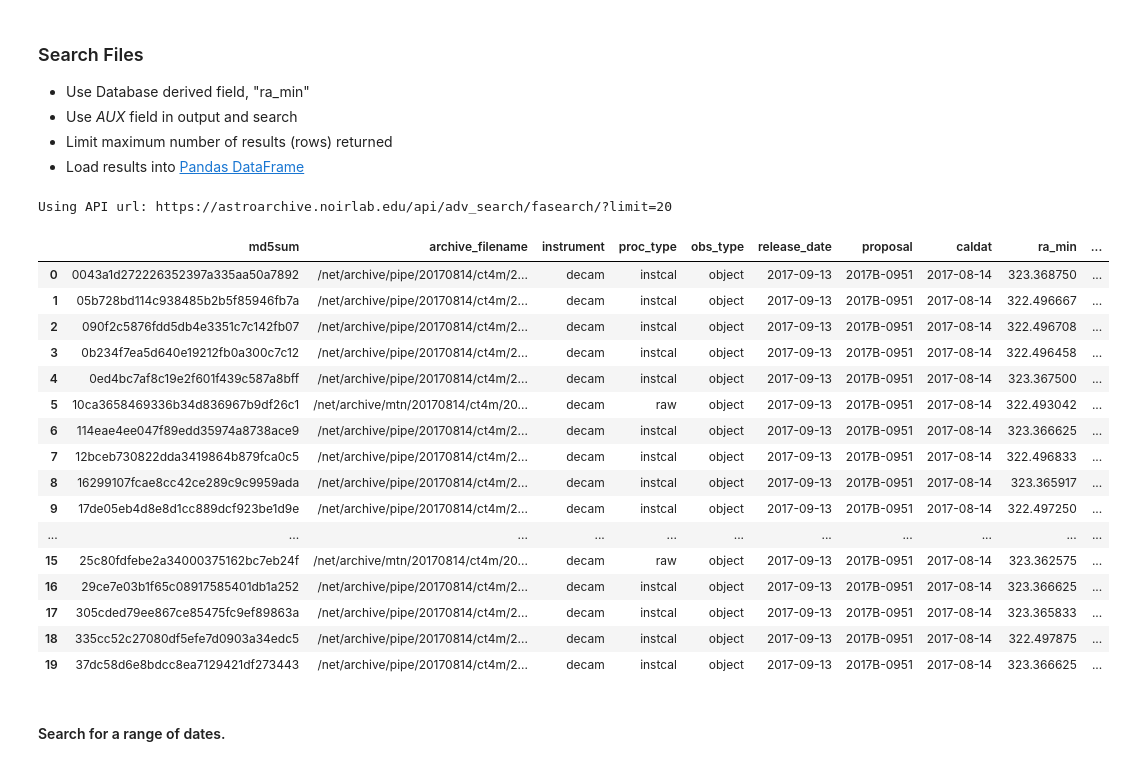
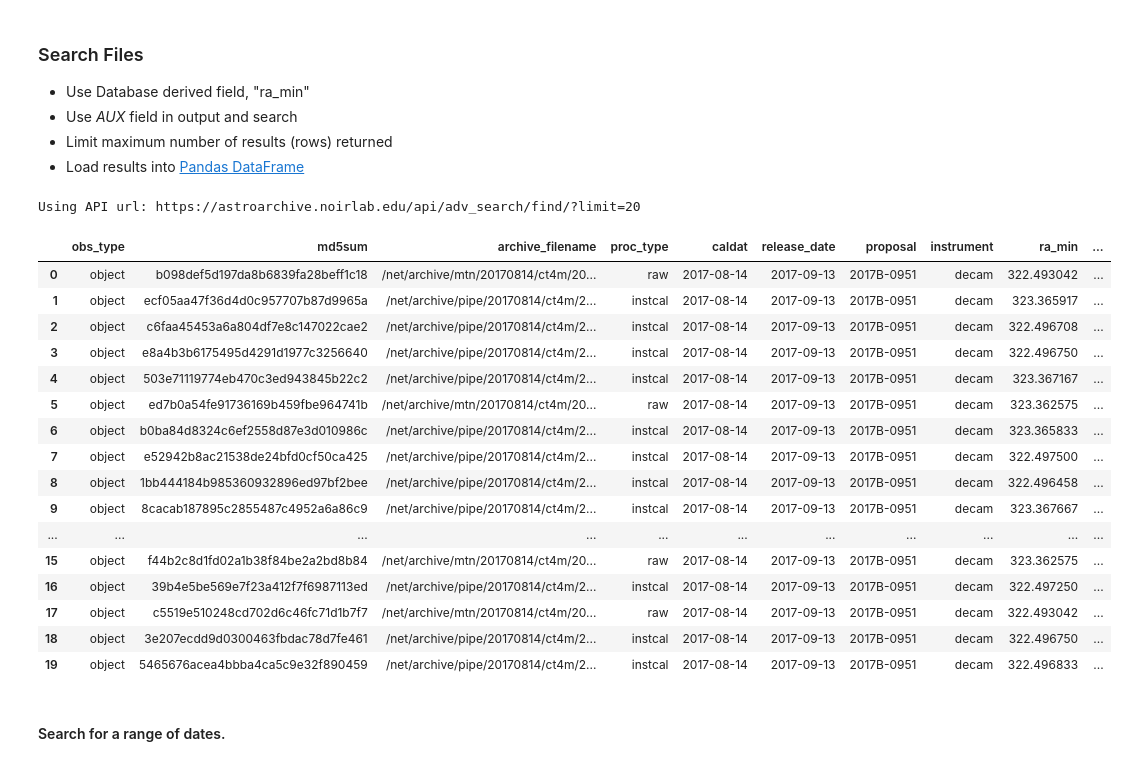
Before and after one commit to NOAO/nat-nb, a Jupyter notebook: advanced-search.ipynb, the cells around one changed output. Drawn from its saved outputs; the diff is of its cells as text; code cells hidden in the pictures.

```diff
--- a/advanced-search.ipynb
+++ b/advanced-search.ipynb
@@ -220,47 +218,47 @@ An Advanced Search is constructed in JSON format, and needs to specify what fiel
 # %%
 jj = {
     "outfields" : [
         "md5sum",
         "ra_min",  # "ra" is a "range_field" in Postgres, access either part of range
         "archive_filename",
         "instrument",
         "proc_type",
         "obs_type",
         "release_date",
         "proposal",
         "caldat",
         "EXPNUM",    # AUX field. Slows search
         "AIRMASS",
     ],
     "search" : [
         ["instrument", "decam"],
         ["proc_type", "raw", "instcal"],
         ["ra_min",322,324],
         ["EXPNUM", 667000, 669000],
     ]
 }
-apiurl = f'{adsurl}/fasearch/?limit=20'
+apiurl = f'{adsurl}/find/?limit=20'
 print(f'Using API url: {apiurl}')
 pd.DataFrame(requests.post(apiurl,json=jj).json()[1:])
 # %% [output]
-Using API url: https://astroarchive.noirlab.edu/api/adv_search/fasearch/?limit=20
+Using API url: https://astroarchive.noirlab.edu/api/adv_search/find/?limit=20
-|  | md5sum | archive_filename | instrument | proc_type | obs_type | release_date | proposal | caldat | ra_min | ... |
-| 0 | 0043a1d272226352397a335aa50a7892 | /net/archive/pipe/20170814/ct4m/2... | decam | instcal | object | 2017-09-13 | 2017B-0951 | 2017-08-14 | 323.368750 | ... |
-| 1 | 05b728bd114c938485b2b5f85946fb7a | /net/archive/pipe/20170814/ct4m/2... | decam | instcal | object | 2017-09-13 | 2017B-0951 | 2017-08-14 | 322.496667 | ... |
-| 2 | 090f2c5876fdd5db4e3351c7c142fb07 | /net/archive/pipe/20170814/ct4m/2... | decam | instcal | object | 2017-09-13 | 2017B-0951 | 2017-08-14 | 322.496708 | ... |
-| 3 | 0b234f7ea5d640e19212fb0a300c7c12 | /net/archive/pipe/20170814/ct4m/2... | decam | instcal | object | 2017-09-13 | 2017B-0951 | 2017-08-14 | 322.496458 | ... |
-| 4 | 0ed4bc7af8c19e2f601f439c587a8bff | /net/archive/pipe/20170814/ct4m/2... | decam | instcal | object | 2017-09-13 | 2017B-0951 | 2017-08-14 | 323.367500 | ... |
-| 5 | 10ca3658469336b34d836967b9df26c1 | /net/archive/mtn/20170814/ct4m/20... | decam | raw | object | 2017-09-13 | 2017B-0951 | 2017-08-14 | 322.493042 | ... |
-| 6 | 114eae4ee047f89edd35974a8738ace9 | /net/archive/pipe/20170814/ct4m/2... | decam | instcal | object | 2017-09-13 | 2017B-0951 | 2017-08-14 | 323.366625 | ... |
-| 7 | 12bceb730822dda3419864b879fca0c5 | /net/archive/pipe/20170814/ct4m/2... | decam | instcal | object | 2017-09-13 | 2017B-0951 | 2017-08-14 | 322.496833 | ... |
-| 8 | 16299107fcae8cc42ce289c9c9959ada | /net/archive/pipe/20170814/ct4m/2... | decam | instcal | object | 2017-09-13 | 2017B-0951 | 2017-08-14 | 323.365917 | ... |
-| 9 | 17de05eb4d8e8d1cc889dcf923be1d9e | /net/archive/pipe/20170814/ct4m/2... | decam | instcal | object | 2017-09-13 | 2017B-0951 | 2017-08-14 | 322.497250 | ... |
+|  | obs_type | md5sum | archive_filename | proc_type | caldat | release_date | proposal | instrument | ra_min | ... |
+| 0 | object | b098def5d197da8b6839fa28beff1c18 | /net/archive/mtn/20170814/ct4m/20... | raw | 2017-08-14 | 2017-09-13 | 2017B-0951 | decam | 322.493042 | ... |
+| 1 | object | ecf05aa47f36d4d0c957707b87d9965a | /net/archive/pipe/20170814/ct4m/2... | instcal | 2017-08-14 | 2017-09-13 | 2017B-0951 | decam | 323.365917 | ... |
+| 2 | object | c6faa45453a6a804df7e8c147022cae2 | /net/archive/pipe/20170814/ct4m/2... | instcal | 2017-08-14 | 2017-09-13 | 2017B-0951 | decam | 322.496708 | ... |
+| 3 | object | e8a4b3b6175495d4291d1977c3256640 | /net/archive/pipe/20170814/ct4m/2... | instcal | 2017-08-14 | 2017-09-13 | 2017B-0951 | decam | 322.496750 | ... |
+| 4 | object | 503e71119774eb470c3ed943845b22c2 | /net/archive/pipe/20170814/ct4m/2... | instcal | 2017-08-14 | 2017-09-13 | 2017B-0951 | decam | 323.367167 | ... |
+| 5 | object | ed7b0a54fe91736169b459fbe964741b | /net/archive/mtn/20170814/ct4m/20... | raw | 2017-08-14 | 2017-09-13 | 2017B-0951 | decam | 323.362575 | ... |
+| 6 | object | b0ba84d8324c6ef2558d87e3d010986c | /net/archive/pipe/20170814/ct4m/2... | instcal | 2017-08-14 | 2017-09-13 | 2017B-0951 | decam | 323.365833 | ... |
+| 7 | object | e52942b8ac21538de24bfd0cf50ca425 | /net/archive/pipe/20170814/ct4m/2... | instcal | 2017-08-14 | 2017-09-13 | 2017B-0951 | decam | 322.497500 | ... |
+| 8 | object | 1bb444184b985360932896ed97bf2bee | /net/archive/pipe/20170814/ct4m/2... | instcal | 2017-08-14 | 2017-09-13 | 2017B-0951 | decam | 322.496458 | ... |
+| 9 | object | 8cacab187895c2855487c4952a6a86c9 | /net/archive/pipe/20170814/ct4m/2... | instcal | 2017-08-14 | 2017-09-13 | 2017B-0951 | decam | 323.367667 | ... |
 | ... | ... | ... | ... | ... | ... | ... | ... | ... | ... | ... |
-| 15 | 25c80fdfebe2a34000375162bc7eb24f | /net/archive/mtn/20170814/ct4m/20... | decam | raw | object | 2017-09-13 | 2017B-0951 | 2017-08-14 | 323.362575 | ... |
-| 16 | 29ce7e03b1f65c08917585401db1a252 | /net/archive/pipe/20170814/ct4m/2... | decam | instcal | object | 2017-09-13 | 2017B-0951 | 2017-08-14 | 323.366625 | ... |
-| 17 | 305cded79ee867ce85475fc9ef89863a | /net/archive/pipe/20170814/ct4m/2... | decam | instcal | object | 2017-09-13 | 2017B-0951 | 2017-08-14 | 323.365833 | ... |
-| 18 | 335cc52c27080df5efe7d0903a34edc5 | /net/archive/pipe/20170814/ct4m/2... | decam | instcal | object | 2017-09-13 | 2017B-0951 | 2017-08-14 | 322.497875 | ... |
-| 19 | 37dc58d6e8bdcc8ea7129421df273443 | /net/archive/pipe/20170814/ct4m/2... | decam | instcal | object | 2017-09-13 | 2017B-0951 | 2017-08-14 | 323.366625 | ... |
+| 15 | object | f44b2c8d1fd02a1b38f84be2a2bd8b84 | /net/archive/mtn/20170814/ct4m/20... | raw | 2017-08-14 | 2017-09-13 | 2017B-0951 | decam | 323.362575 | ... |
+| 16 | object | 39b4e5be569e7f23a412f7f6987113ed | /net/archive/pipe/20170814/ct4m/2... | instcal | 2017-08-14 | 2017-09-13 | 2017B-0951 | decam | 322.497250 | ... |
+| 17 | object | c5519e510248cd702d6c46fc71d1b7f7 | /net/archive/mtn/20170814/ct4m/20... | raw | 2017-08-14 | 2017-09-13 | 2017B-0951 | decam | 322.493042 | ... |
+| 18 | object | 3e207ecdd9d0300463fbdac78d7fe461 | /net/archive/pipe/20170814/ct4m/2... | instcal | 2017-08-14 | 2017-09-13 | 2017B-0951 | decam | 322.496750 | ... |
+| 19 | object | 5465676acea4bbba4ca5c9e32f890459 | /net/archive/pipe/20170814/ct4m/2... | instcal | 2017-08-14 | 2017-09-13 | 2017B-0951 | decam | 322.496833 | ... |
 # %% [markdown]
 #### Search for a range of dates.
 # %%
```
Also changed, not shown: parts of 23 cells of this notebook, 2 other files.
